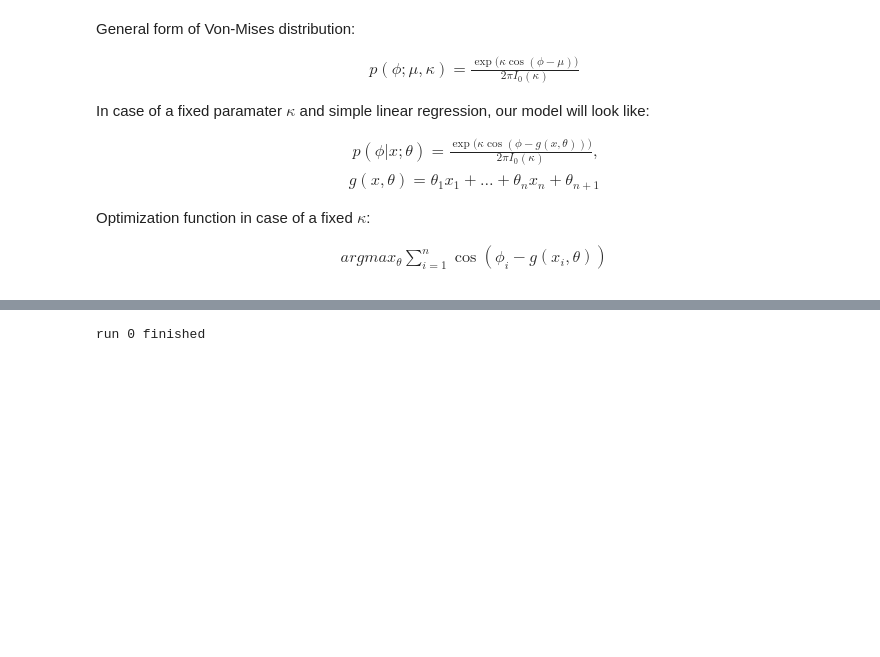
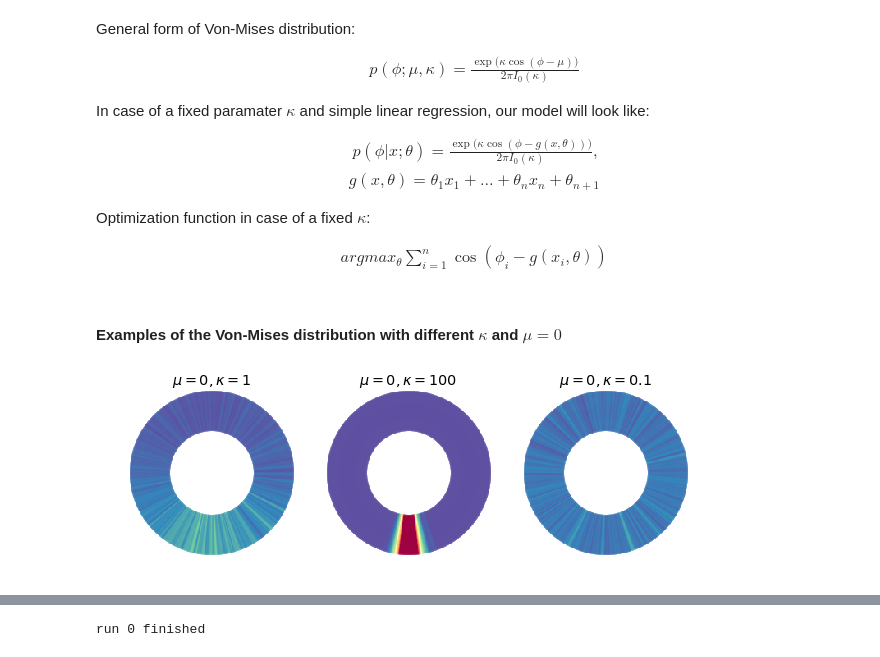
Before and after one commit to sergeyprokudin/BiternionNet, a Jupyter notebook: Experiments - TownCentre.ipynb, the cells around one changed output, grey strips where cells are left out. Cells and saved outputs as stored; diff of their text form; code cells hidden in the pictures; blank space fills up the shorter version.

```diff
--- a/Experiments - TownCentre.ipynb
+++ b/Experiments - TownCentre.ipynb
@@ -412,0 +407,17 @@ def mle_vm_loss(y_target, y_pred):
+# %% [markdown]
+#### Examples of the Von-Mises distribution with different $\kappa$ and $\mu = 0$
+# %%
+from numpy.random import vonmises
+fig, axes = plt.subplots(1, 3, figsize=(10,4))
+vm_01 = cyclic_filter(mkheatmap_deg(np.mod(np.rad2deg(vonmises(0,1,3000)),360), nbins=3600)/5, gaussfilter(41))
+vm_001 = cyclic_filter(mkheatmap_deg(np.mod(np.rad2deg(vonmises(0,100,3000)),360), nbins=3600)/5, gaussfilter(41))
+vm_010 = cyclic_filter(mkheatmap_deg(np.mod(np.rad2deg(vonmises(0,0.1,3000)),360), nbins=3600)/5, gaussfilter(41))
+donut(axes[0], vm_01/(len(yte)/400), bg=(201, 201), R=50, aapow=40);
+axes[0].set_title('$\mu=0, \kappa=1$')
+donut(axes[1], vm_001/(len(yte)/400), bg=(201, 201), R=50, aapow=40);
+axes[1].set_title('$\mu=0, \kappa=100$')
+donut(axes[2], vm_010/(len(yte)/400), bg=(201, 201), R=50, aapow=40);
+axes[2].set_title('$\mu=0, \kappa=0.1$')
+plt.show()
+# %% [output]
+[figure, added]
```
Also changed, not shown: parts of 24 cells of this notebook.
